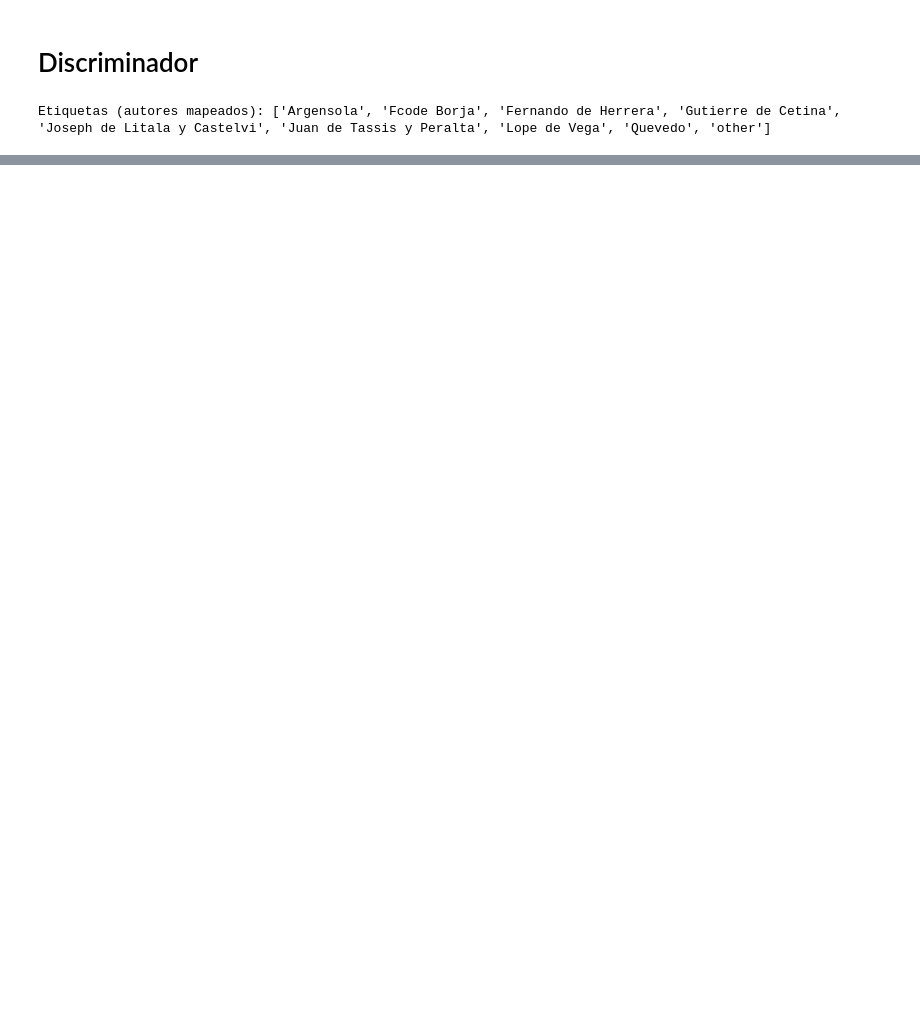
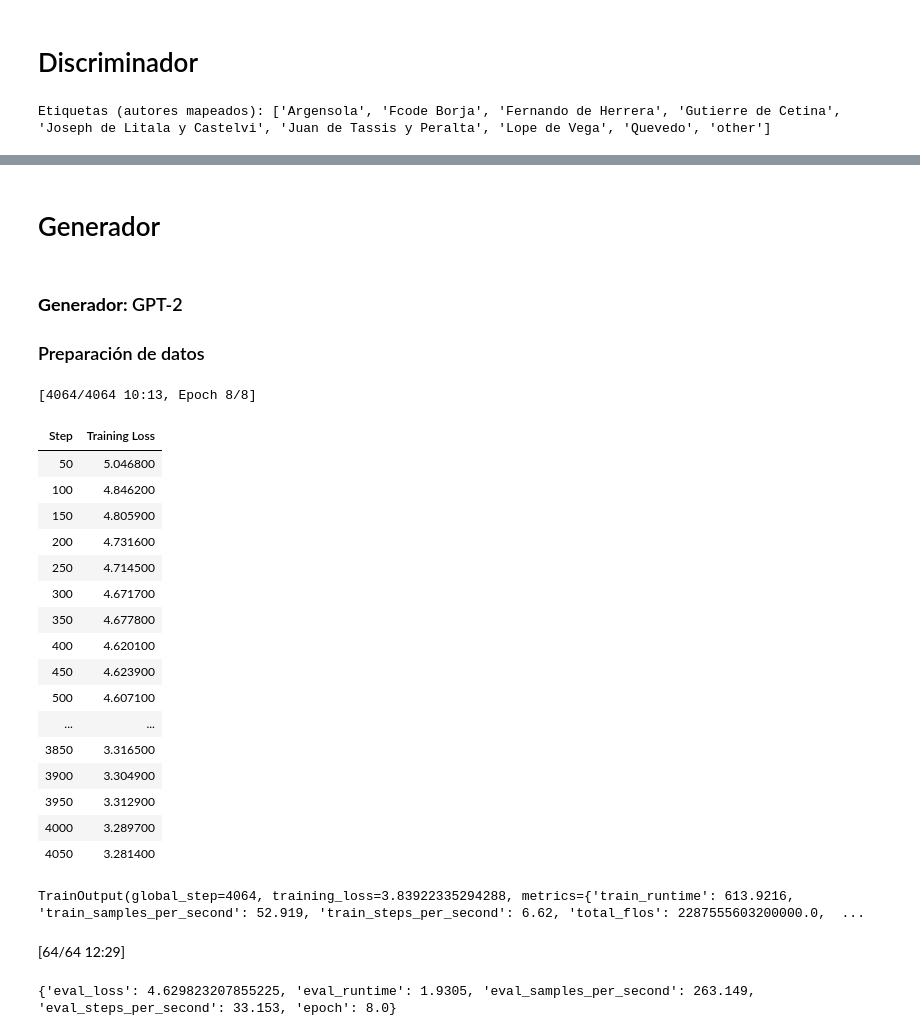
Before and after one commit to Dahernandezsilve/NLP-Practical-Solution, a Jupyter notebook: ProyectoNLP.ipynb, the cells around one changed output, grey strips where cells are left out. Drawn from its saved outputs; the diff is of its cells as text; code cells hidden in the pictures; blank space fills up the shorter version.

```diff
--- a/ProyectoNLP.ipynb
+++ b/ProyectoNLP.ipynb
@@ -516,0 +566,5 @@ Joseph de Litala y Castelvi      0.500     0.600     0.545        15
+# %% [markdown]
+# Generador
+# %% [markdown]
+### **Generador:** GPT-2
+### Preparación de datos
@@ -516,0 +612,50 @@ Joseph de Litala y Castelvi      0.500     0.600     0.545        15
+# %%
+model_gpt = AutoModelForCausalLM.from_pretrained(gpt_model_name)
+
+training_args_gpt = TrainingArguments(
+    output_dir="gpt2-sonetos",
+    learning_rate=5e-5,
+    per_device_train_batch_size=8,
+    per_device_eval_batch_size=8,
+    num_train_epochs=8,
+    weight_decay=0.01,
+    logging_steps=50,
+    save_total_limit=1,
+    fp16=True,
+)
+
+trainer_gpt = Trainer(
+    model=model_gpt,
+    args=training_args_gpt,
+    train_dataset=tokenized_train_gen,
+    eval_dataset=tokenized_val_gen,
+    data_collator=data_collator,
+)
+
+trainer_gpt.train()
+# %% [output]
+[4064/4064 10:13, Epoch 8/8]
+| Step | Training Loss |
+| 50 | 5.046800 |
+| 100 | 4.846200 |
+| 150 | 4.805900 |
+| 200 | 4.731600 |
+| 250 | 4.714500 |
+| 300 | 4.671700 |
+| 350 | 4.677800 |
+| 400 | 4.620100 |
+| 450 | 4.623900 |
+| 500 | 4.607100 |
+| ... | ... |
+| 3850 | 3.316500 |
+| 3900 | 3.304900 |
+| 3950 | 3.312900 |
+| 4000 | 3.289700 |
+| 4050 | 3.281400 |
+TrainOutput(global_step=4064, training_loss=3.83922335294288, metrics={'train_runtime': 613.9216, 'train_samples_per_second': 52.919, 'train_steps_per_second': 6.62, 'total_flos': 2287555603200000.0,  ...
+# %%
+eval_results = trainer_gpt.evaluate()
+print(eval_results)
+# %% [output]
+[64/64 12:29]
+{'eval_loss': 4.629823207855225, 'eval_runtime': 1.9305, 'eval_samples_per_second': 263.149, 'eval_steps_per_second': 33.153, 'epoch': 8.0}
```
Also changed, not shown: parts of 19 cells of this notebook, 1 other file.
